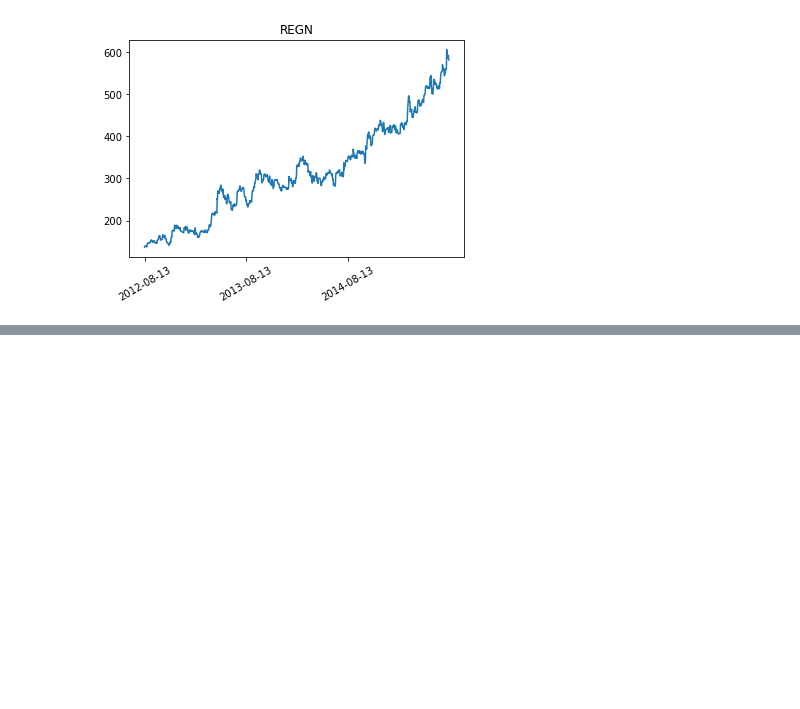
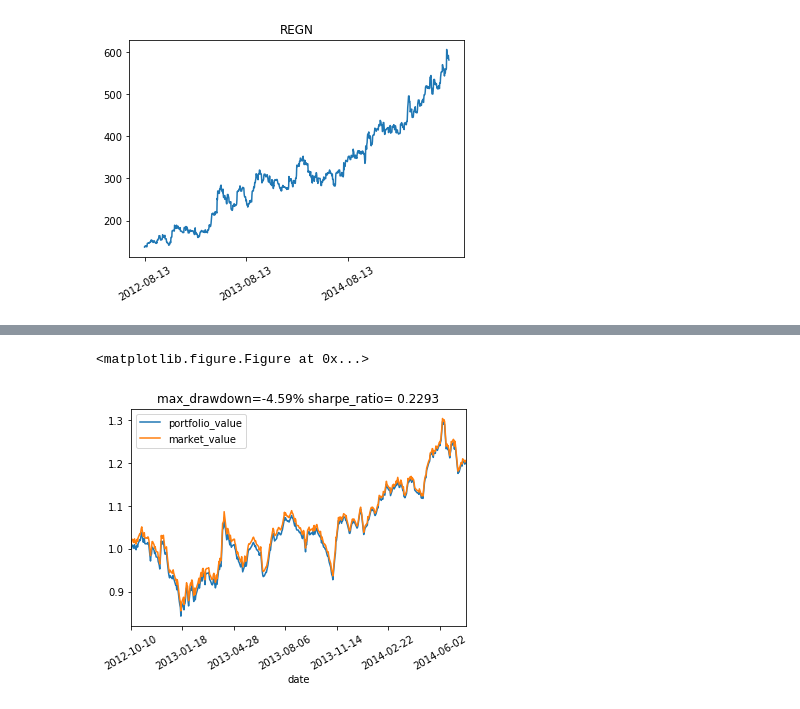
Before and after one commit to vermouth1992/drl-portfolio-management, a Jupyter notebook: src/ddpg_experiments.ipynb, the cells around one changed output, grey strips where cells are left out. Drawn from its saved outputs; the diff is of its cells as text; code cells hidden in the pictures; blank space fills up the shorter version.

```diff
--- a/src/ddpg_experiments.ipynb
+++ b/src/ddpg_experiments.ipynb
@@ -31,5 +31,14 @@ training_index_end = date_to_index(training_date_end)
 target_history = np.empty(shape=(len(target_stocks), training_index_end - training_index_start, history.shape[2]))
 for i, stock in enumerate(target_stocks):
     target_history[i] = history[abbreviation.index(stock), training_index_start:training_index_end, :]
+# %%
+# collect testing data
+testing_date_start = '2015-08-13'
+testing_date_end = '2017-08-12'
+testing_index_start = date_to_index(testing_date_start)
+testing_index_end = date_to_index(testing_date_end)
+testing_history = np.empty(shape=(len(target_stocks), testing_index_end - testing_index_start, history.shape[2]))
+for i, stock in enumerate(target_stocks):
+    testing_history[i] = history[abbreviation.index(stock), testing_index_start:testing_index_end, :]
 # %%
 print(target_history.shape)
@@ -86,0 +87,13 @@ Start date: 2013-02-08
+# %%
+# evaluate the model with unseen data from same stock
+env = PortfolioEnv(testing_history, target_stocks, steps=650, trading_cost=0.0)
+observation, action = env.reset()
+done = False
+while not done:
+    action = ddpg_model.predict(observation, action)
+    action = np.squeeze(action, axis=0)
+    observation, _, done, _ = env.step(action)
+env._render()
+# %% [output]
+<matplotlib.figure.Figure at 0x...>
+[figure, added]
```
Also changed, not shown: parts of 6 cells of this notebook, 2 other files.
